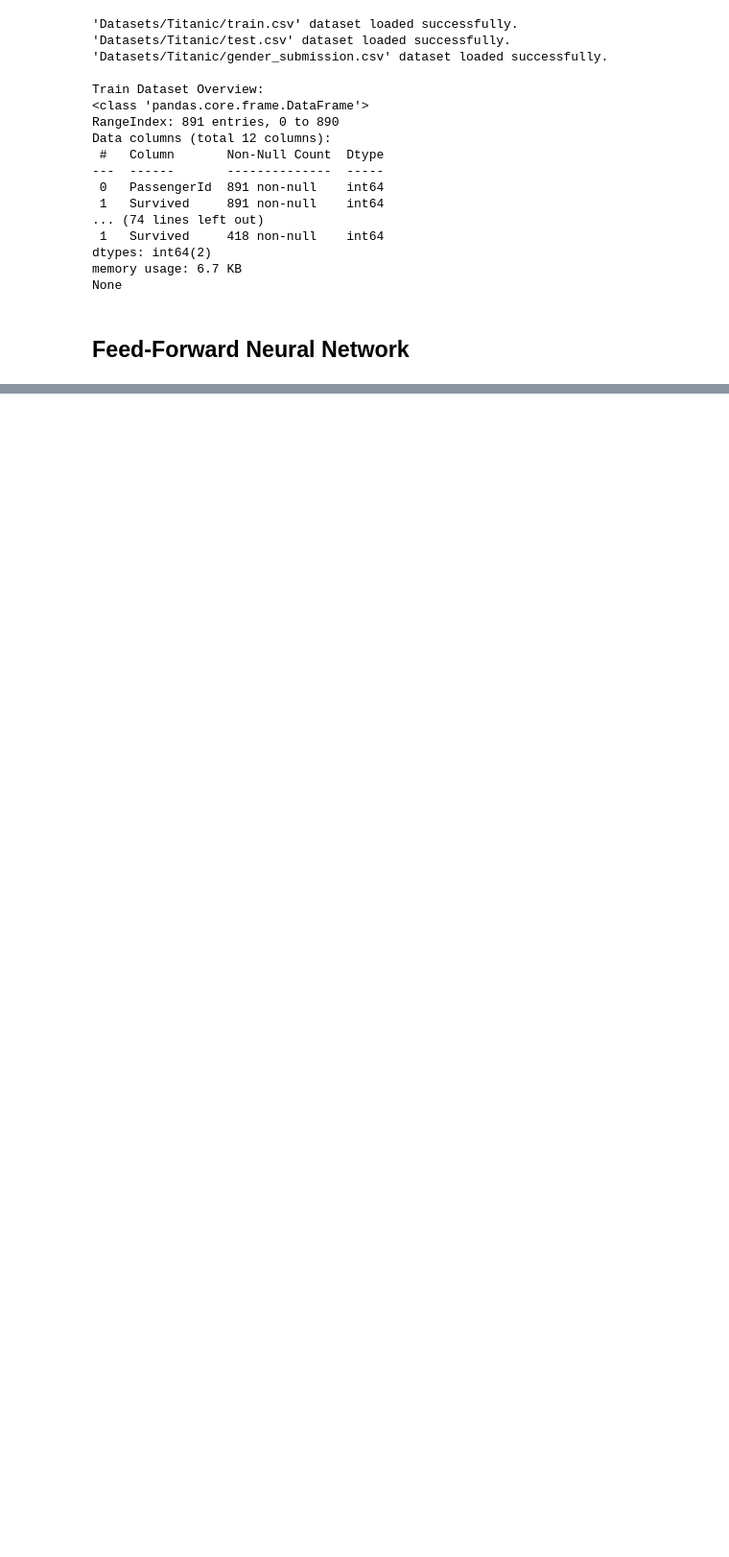
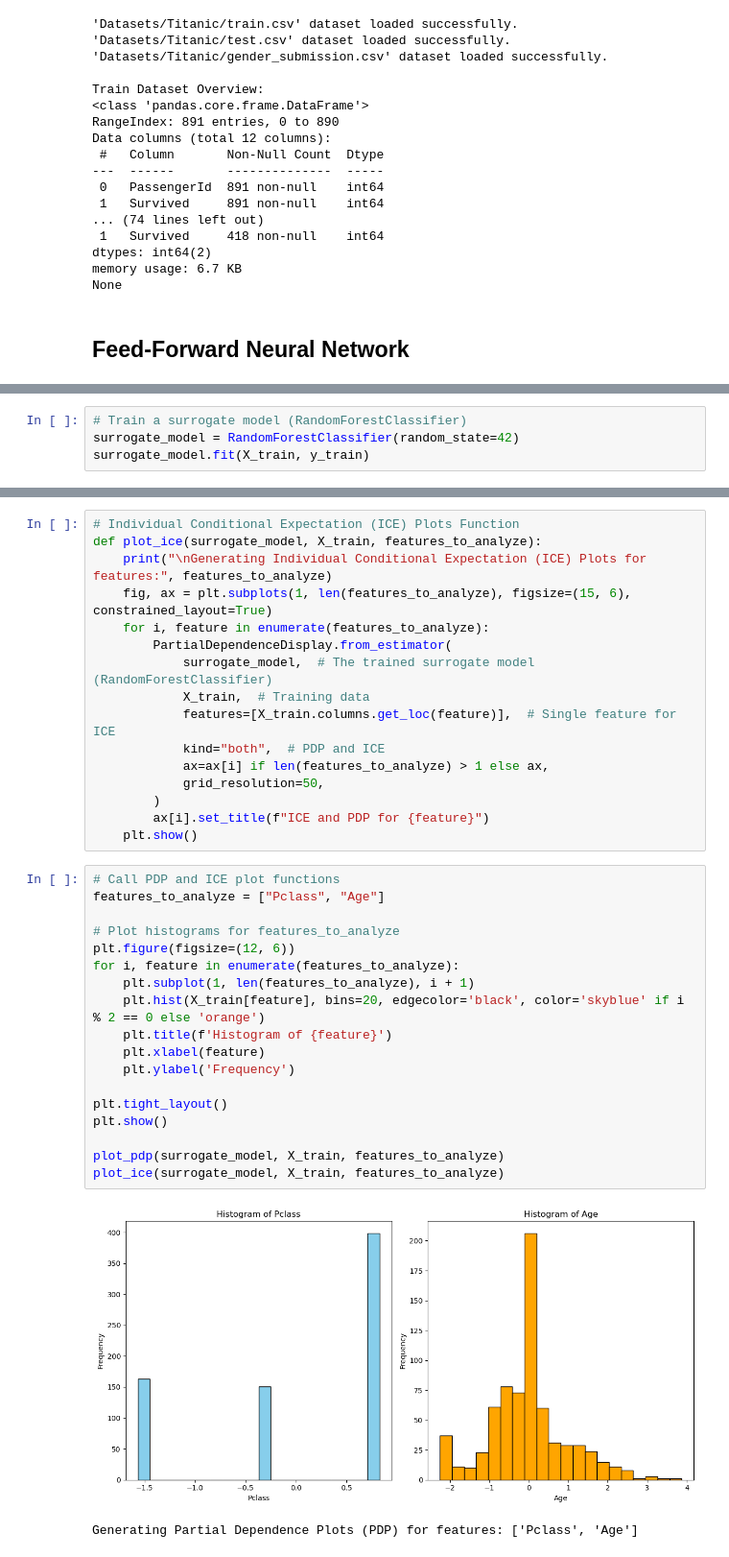
Before and after one commit to AFLucas-UOM/ARI3205-InterpretableAI, a Jupyter notebook: TitanicDataset_Question1.ipynb, the cells around one changed output, grey strips where cells are left out. Shown at 96% size. Saved outputs shown, nothing was run; the diff lists cells and outputs as text; blank space fills up the shorter version.

Commit message:
Updated TitanicDataset (Global Surrogates left)

```diff
--- a/TitanicDataset_Question1.ipynb
+++ b/TitanicDataset_Question1.ipynb
@@ -130,0 +201,4 @@ None
+# %%
+# Train a surrogate model (RandomForestClassifier)
+surrogate_model = RandomForestClassifier(random_state=42)
+surrogate_model.fit(X_train, y_train)
@@ -130,0 +225,37 @@ None
+# %%
+# Individual Conditional Expectation (ICE) Plots Function
+def plot_ice(surrogate_model, X_train, features_to_analyze):
+    print("\nGenerating Individual Conditional Expectation (ICE) Plots for features:", features_to_analyze)
+    fig, ax = plt.subplots(1, len(features_to_analyze), figsize=(15, 6), constrained_layout=True)
+    for i, feature in enumerate(features_to_analyze):
+        PartialDependenceDisplay.from_estimator(
+            surrogate_model,  # The trained surrogate model (RandomForestClassifier)
+            X_train,  # Training data
+            features=[X_train.columns.get_loc(feature)],  # Single feature for ICE
+            kind="both",  # PDP and ICE
+            ax=ax[i] if len(features_to_analyze) > 1 else ax,
+            grid_resolution=50,
+        )
+        ax[i].set_title(f"ICE and PDP for {feature}")
+    plt.show()
+# %%
+# Call PDP and ICE plot functions
+features_to_analyze = ["Pclass", "Age"]
+
+# Plot histograms for features_to_analyze
+plt.figure(figsize=(12, 6))
+for i, feature in enumerate(features_to_analyze):
+    plt.subplot(1, len(features_to_analyze), i + 1)
+    plt.hist(X_train[feature], bins=20, edgecolor='black', color='skyblue' if i % 2 == 0 else 'orange')
+    plt.title(f'Histogram of {feature}')
+    plt.xlabel(feature)
+    plt.ylabel('Frequency')
+
+plt.tight_layout()
+plt.show()
+
+plot_pdp(surrogate_model, X_train, features_to_analyze)
+plot_ice(surrogate_model, X_train, features_to_analyze)
+# %% [output]
+[figure, added]
+Generating Partial Dependence Plots (PDP) for features: ['Pclass', 'Age']
```
Also changed, not shown: parts of 16 cells of this notebook, 1 other file.
